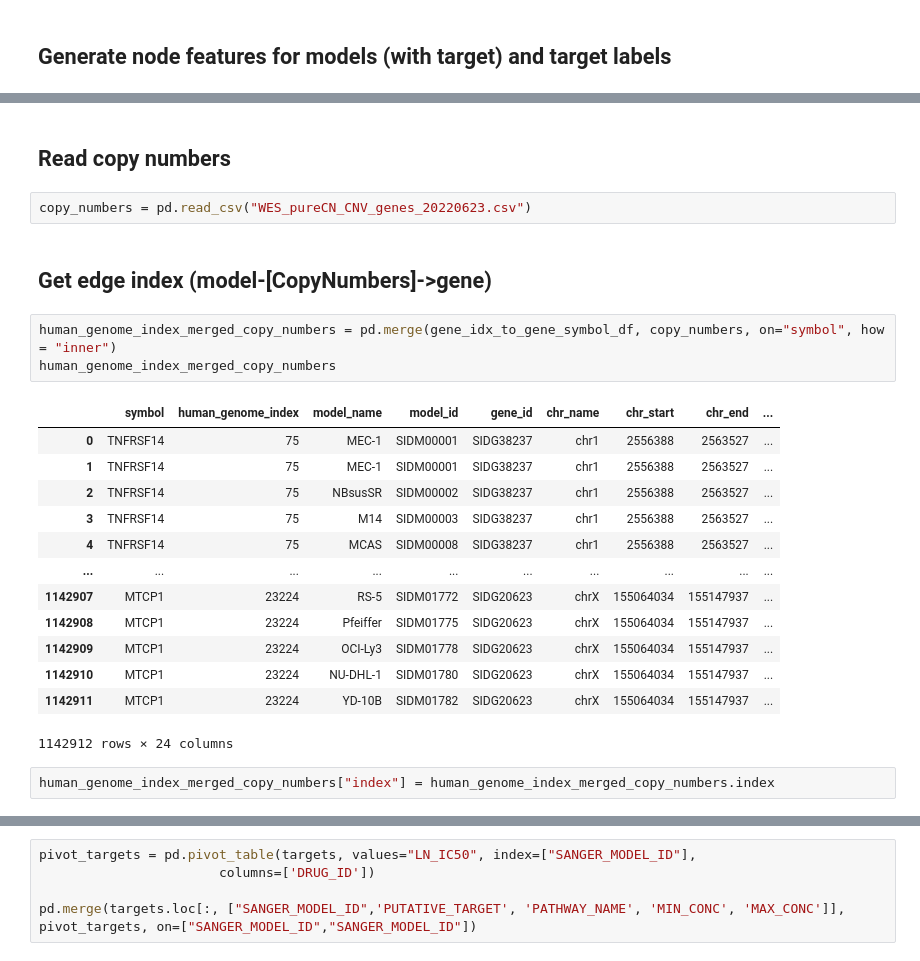
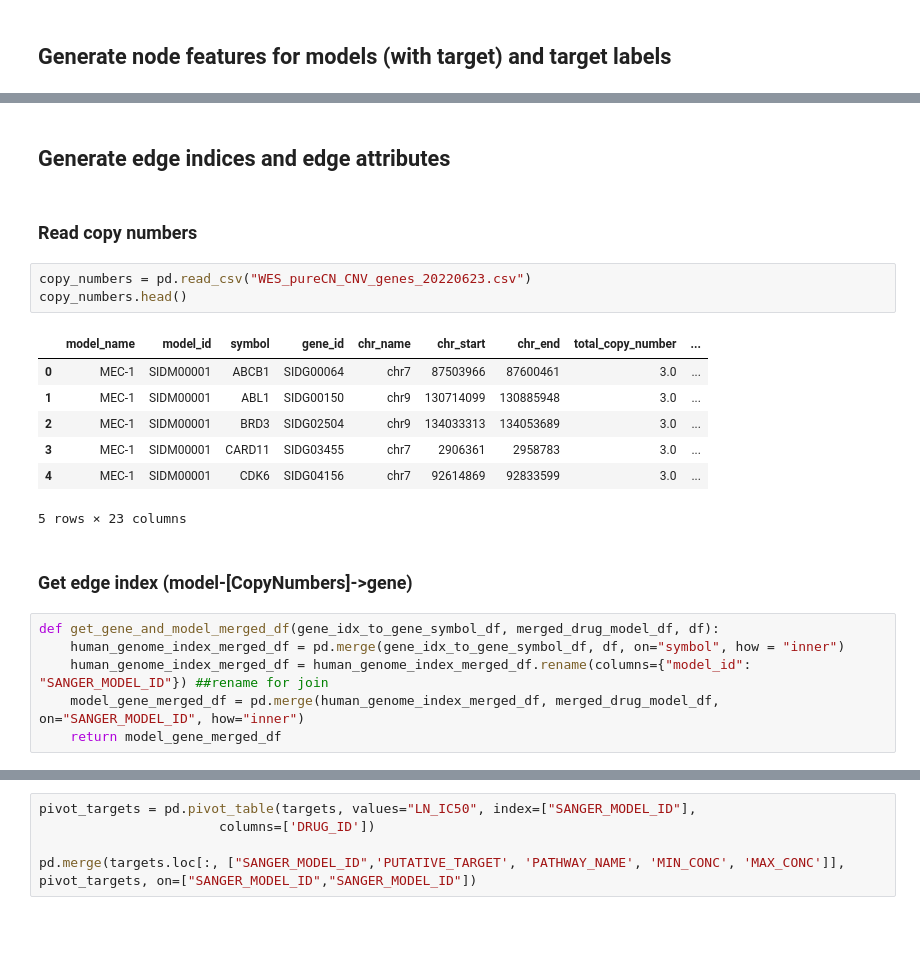
Before and after one commit to danielwalke/drug_efficiency, a Jupyter notebook: StandardAnalysis.ipynb, the cells around one changed output, grey strips where cells are left out. Saved outputs shown, nothing was run; the diff lists cells and outputs as text; blank space fills up the shorter version.

```diff
--- a/StandardAnalysis.ipynb
+++ b/StandardAnalysis.ipynb
@@ -108,25 +138,23 @@ target_labels.shape, model_and_target_features.shape
+# %% [markdown]
+## Generate edge indices and edge attributes
 # %% [markdown]
-## Read copy numbers
+### Read copy numbers
 # %%
 copy_numbers = pd.read_csv("WES_pureCN_CNV_genes_20220623.csv")
+copy_numbers.head()
+# %% [output]
+|  | model_name | model_id | symbol | gene_id | chr_name | chr_start | chr_end | total_copy_number | ... |
+| 0 | MEC-1 | SIDM00001 | ABCB1 | SIDG00064 | chr7 | 87503966 | 87600461 | 3.0 | ... |
+| 1 | MEC-1 | SIDM00001 | ABL1 | SIDG00150 | chr9 | 130714099 | 130885948 | 3.0 | ... |
+| 2 | MEC-1 | SIDM00001 | BRD3 | SIDG02504 | chr9 | 134033313 | 134053689 | 3.0 | ... |
+| 3 | MEC-1 | SIDM00001 | CARD11 | SIDG03455 | chr7 | 2906361 | 2958783 | 3.0 | ... |
+| 4 | MEC-1 | SIDM00001 | CDK6 | SIDG04156 | chr7 | 92614869 | 92833599 | 3.0 | ... |
+5 rows × 23 columns
 # %% [markdown]
-## Get edge index (model-[CopyNumbers]->gene)
+### Get edge index (model-[CopyNumbers]->gene)
 # %%
-human_genome_index_merged_copy_numbers = pd.merge(gene_idx_to_gene_symbol_df, copy_numbers, on="symbol", how = "inner")
-human_genome_index_merged_copy_numbers
+def get_gene_and_model_merged_df(gene_idx_to_gene_symbol_df, merged_drug_model_df, df):
+    human_genome_index_merged_df = pd.merge(gene_idx_to_gene_symbol_df, df, on="symbol", how = "inner")
+    human_genome_index_merged_df = human_genome_index_merged_df.rename(columns={"model_id": "SANGER_MODEL_ID"}) ##rename for join
+    model_gene_merged_df = pd.merge(human_genome_index_merged_df, merged_drug_model_df, on="SANGER_MODEL_ID", how="inner")
+    return model_gene_merged_df
-# %% [output]
-|  | symbol | human_genome_index | model_name | model_id | gene_id | chr_name | chr_start | chr_end | ... |
-| 0 | TNFRSF14 | 75 | MEC-1 | SIDM00001 | SIDG38237 | chr1 | 2556388 | 2563527 | ... |
-| 1 | TNFRSF14 | 75 | MEC-1 | SIDM00001 | SIDG38237 | chr1 | 2556388 | 2563527 | ... |
-| 2 | TNFRSF14 | 75 | NBsusSR | SIDM00002 | SIDG38237 | chr1 | 2556388 | 2563527 | ... |
-| 3 | TNFRSF14 | 75 | M14 | SIDM00003 | SIDG38237 | chr1 | 2556388 | 2563527 | ... |
-| 4 | TNFRSF14 | 75 | MCAS | SIDM00008 | SIDG38237 | chr1 | 2556388 | 2563527 | ... |
-| ... | ... | ... | ... | ... | ... | ... | ... | ... | ... |
-| 1142907 | MTCP1 | 23224 | RS-5 | SIDM01772 | SIDG20623 | chrX | 155064034 | 155147937 | ... |
-| 1142908 | MTCP1 | 23224 | Pfeiffer | SIDM01775 | SIDG20623 | chrX | 155064034 | 155147937 | ... |
-| 1142909 | MTCP1 | 23224 | OCI-Ly3 | SIDM01778 | SIDG20623 | chrX | 155064034 | 155147937 | ... |
-| 1142910 | MTCP1 | 23224 | NU-DHL-1 | SIDM01780 | SIDG20623 | chrX | 155064034 | 155147937 | ... |
-| 1142911 | MTCP1 | 23224 | YD-10B | SIDM01782 | SIDG20623 | chrX | 155064034 | 155147937 | ... |
-1142912 rows × 24 columns
-# %%
-human_genome_index_merged_copy_numbers["index"] = human_genome_index_merged_copy_numbers.index
```
Also changed, not shown: parts of 56 cells of this notebook.
